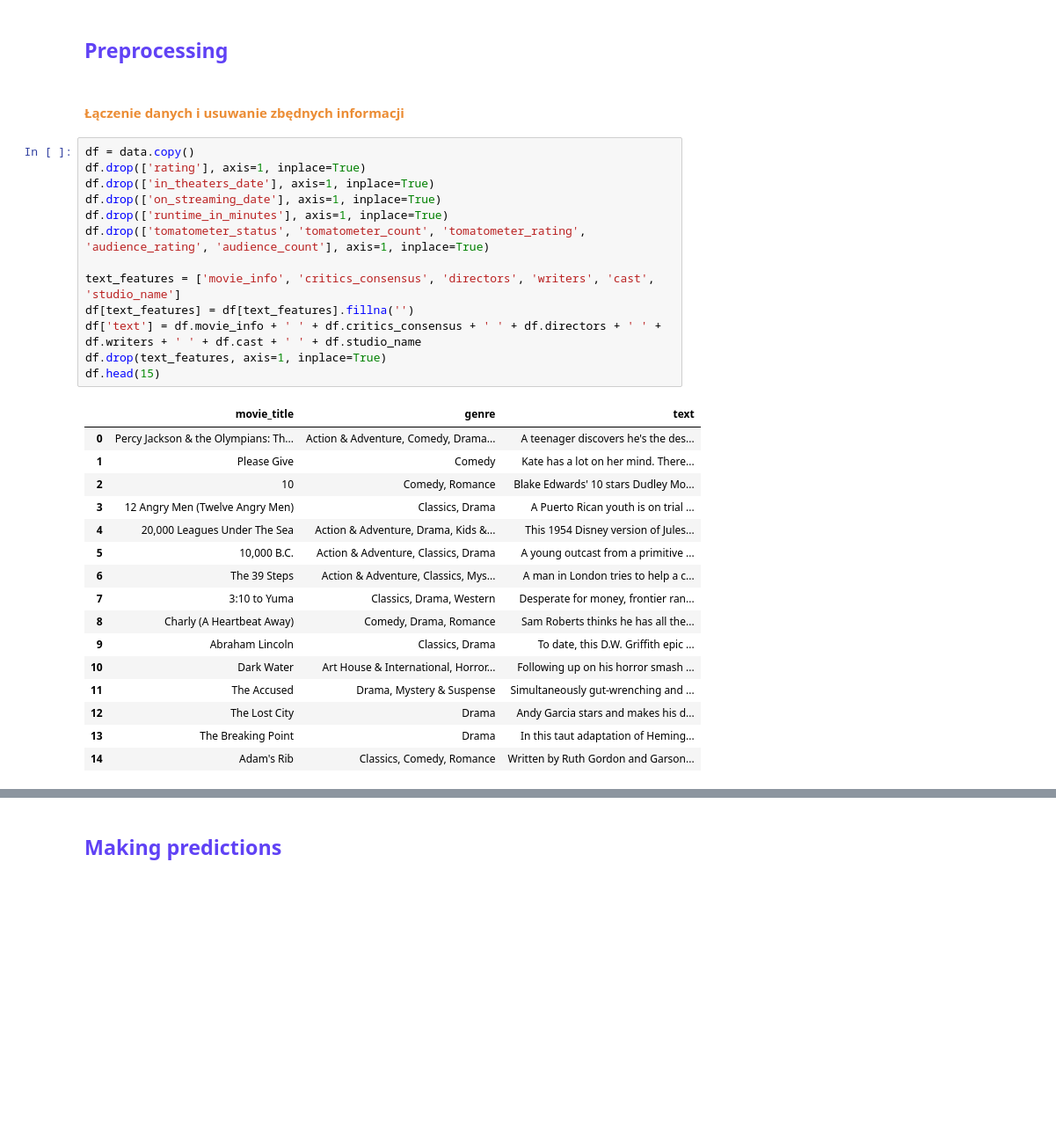
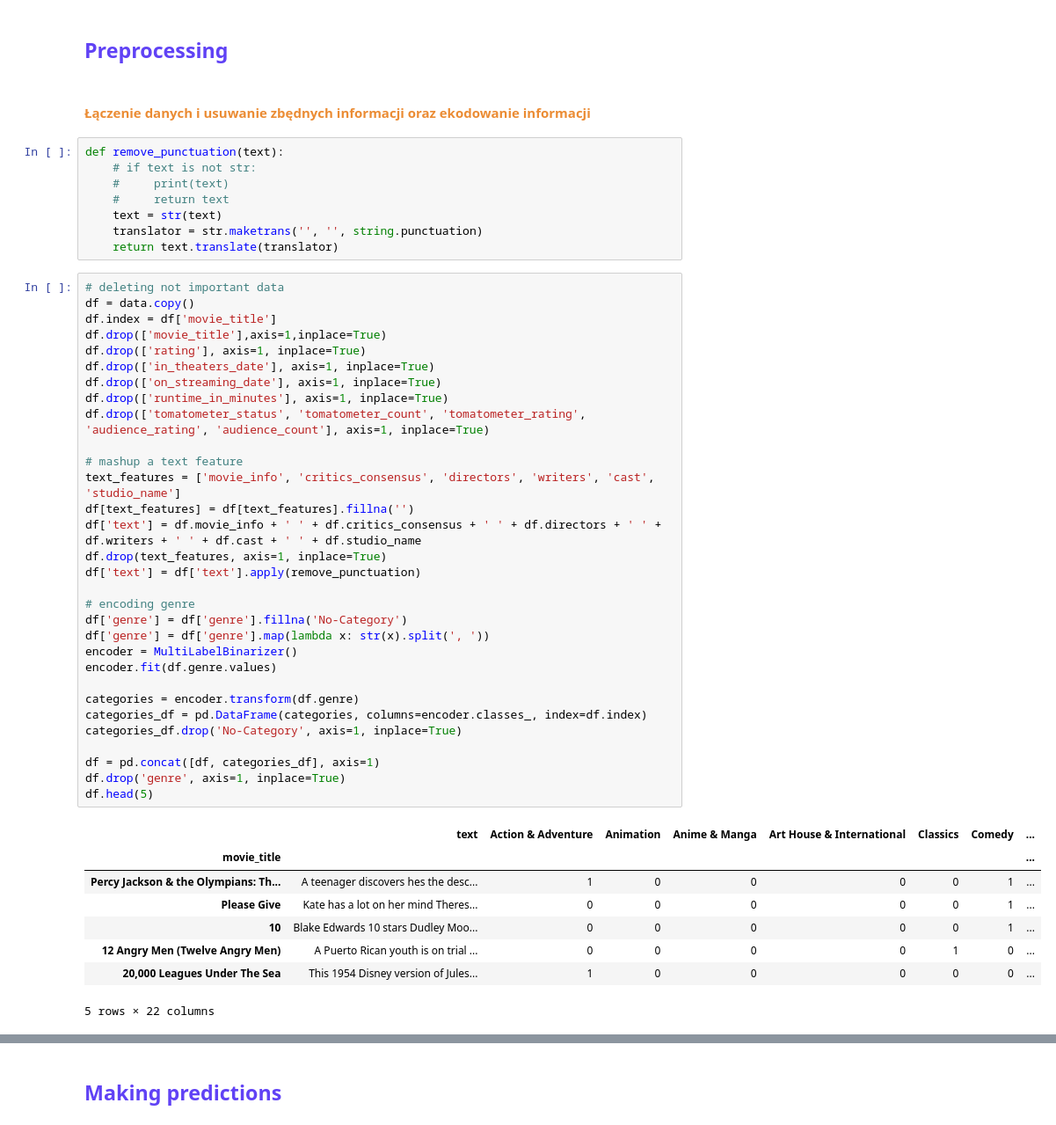
Before and after one commit to JHeczko/dataScience_kurs, a Jupyter notebook: Clusterization/Advanced/clusterization_advanced.ipynb, the cells around one changed output, grey strips where cells are left out. Shown at 88% size. Saved outputs shown, nothing was run; the diff lists cells and outputs as text; blank space fills up the shorter version.

```diff
--- a/Clusterization/Advanced/clusterization_advanced.ipynb
+++ b/Clusterization/Advanced/clusterization_advanced.ipynb
@@ -96,37 +98,55 @@ plt.show()
 # %% [markdown]
 ## <span style="color:#6042f5"><b>Preprocessing
 # %% [markdown]
-#### <span style="color:#eb8c34"><b>Łączenie danych i usuwanie zbędnych informacji
+#### <span style="color:#eb8c34"><b>Łączenie danych i usuwanie zbędnych informacji oraz ekodowanie informacji
+# %%
+def remove_punctuation(text):
+    # if text is not str:
+    #     print(text)
+    #     return text
+    text = str(text)
+    translator = str.maketrans('', '', string.punctuation)
+    return text.translate(translator)
 # %%
+# deleting not important data
 df = data.copy()
+df.index = df['movie_title']
+df.drop(['movie_title'],axis=1,inplace=True)
 df.drop(['rating'], axis=1, inplace=True)
 df.drop(['in_theaters_date'], axis=1, inplace=True)
 df.drop(['on_streaming_date'], axis=1, inplace=True)
 df.drop(['runtime_in_minutes'], axis=1, inplace=True)
 df.drop(['tomatometer_status', 'tomatometer_count', 'tomatometer_rating', 'audience_rating', 'audience_count'], axis=1, inplace=True)
 
+# mashup a text feature
 text_features = ['movie_info', 'critics_consensus', 'directors', 'writers', 'cast', 'studio_name']
 df[text_features] = df[text_features].fillna('')
 df['text'] = df.movie_info + ' ' + df.critics_consensus + ' ' + df.directors + ' ' + df.writers + ' ' + df.cast + ' ' + df.studio_name
 df.drop(text_features, axis=1, inplace=True)
-df.head(15)
+df['text'] = df['text'].apply(remove_punctuation)
+
+# encoding genre
+df['genre'] = df['genre'].fillna('No-Category')
+df['genre'] = df['genre'].map(lambda x: str(x).split(', '))
+encoder = MultiLabelBinarizer()
+encoder.fit(df.genre.values)
+
+categories = encoder.transform(df.genre)
+categories_df = pd.DataFrame(categories, columns=encoder.classes_, index=df.index)
+categories_df.drop('No-Category', axis=1, inplace=True)
+
+df = pd.concat([df, categories_df], axis=1)
+df.drop('genre', axis=1, inplace=True)
+df.head(5)
 # %% [output]
-|  | movie_title | genre | text |
-| 0 | Percy Jackson & the Olympians: Th... | Action & Adventure, Comedy, Drama... | A teenager discovers he's the des... |
-| 1 | Please Give | Comedy | Kate has a lot on her mind. There... |
-| 2 | 10 | Comedy, Romance | Blake Edwards' 10 stars Dudley Mo... |
-| 3 | 12 Angry Men (Twelve Angry Men) | Classics, Drama | A Puerto Rican youth is on trial ... |
-| 4 | 20,000 Leagues Under The Sea | Action & Adventure, Drama, Kids &... | This 1954 Disney version of Jules... |
-| 5 | 10,000 B.C. | Action & Adventure, Classics, Drama | A young outcast from a primitive ... |
-| 6 | The 39 Steps | Action & Adventure, Classics, Mys... | A man in London tries to help a c... |
-| 7 | 3:10 to Yuma | Classics, Drama, Western | Desperate for money, frontier ran... |
-| 8 | Charly (A Heartbeat Away) | Comedy, Drama, Romance | Sam Roberts thinks he has all the... |
-| 9 | Abraham Lincoln | Classics, Drama | To date, this D.W. Griffith epic ... |
-| 10 | Dark Water | Art House & International, Horror... | Following up on his horror smash ... |
-| 11 | The Accused | Drama, Mystery & Suspense | Simultaneously gut-wrenching and ... |
-| 12 | The Lost City | Drama | Andy Garcia stars and makes his d... |
-| 13 | The Breaking Point | Drama | In this taut adaptation of Heming... |
-| 14 | Adam's Rib | Classics, Comedy, Romance | Written by Ruth Gordon and Garson... |
+|  | text | Action & Adventure | Animation | Anime & Manga | Art House & International | Classics | Comedy | ... |
+| movie_title |  |  |  |  |  |  |  | ... |
+| Percy Jackson & the Olympians: Th... | A teenager discovers hes the desc... | 1 | 0 | 0 | 0 | 0 | 1 | ... |
+| Please Give | Kate has a lot on her mind Theres... | 0 | 0 | 0 | 0 | 0 | 1 | ... |
+| 10 | Blake Edwards 10 stars Dudley Moo... | 0 | 0 | 0 | 0 | 0 | 1 | ... |
+| 12 Angry Men (Twelve Angry Men) | A Puerto Rican youth is on trial ... | 0 | 0 | 0 | 0 | 1 | 0 | ... |
+| 20,000 Leagues Under The Sea | This 1954 Disney version of Jules... | 1 | 0 | 0 | 0 | 0 | 0 | ... |
+5 rows × 22 columns
 # %% [markdown]
 > 📝 <span style="color:lightblue">Komentarz:</span> A więc:
 > - `movie_title`: w zasadzie nazwa nie dużo zawsze mówi o filmie, więcej powie nam opis oraz oceny krytyków, co istotne zostawiłem go w dataframie na potrzeby późniejszej wizualizacji
```
Also changed, not shown: parts of 3 cells of this notebook.
